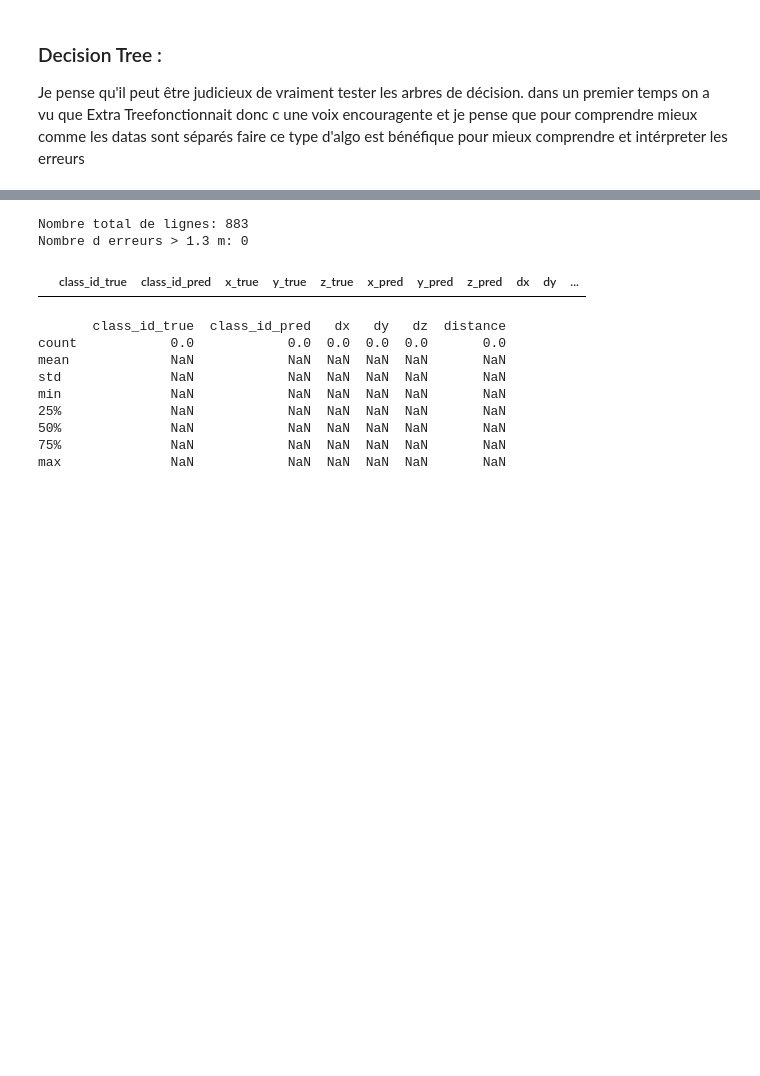
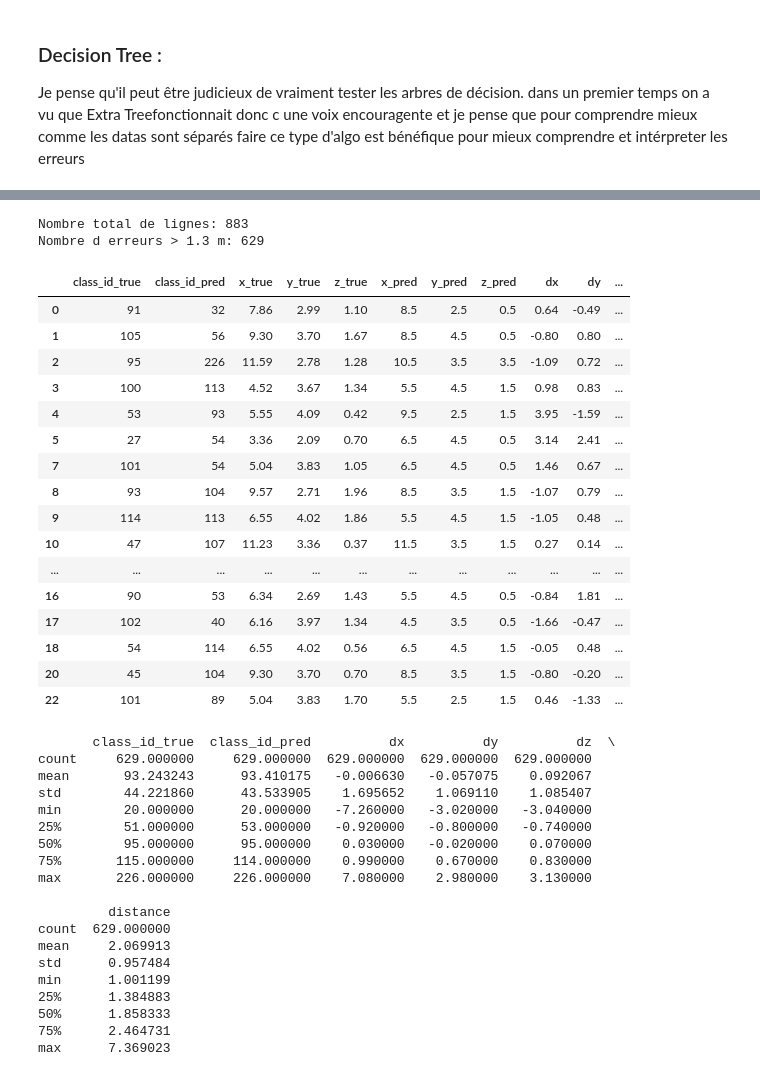
Before and after one commit to ryane-sididris/rfid-3d-localization, a Jupyter notebook: Nb_ds_18feb_complet.ipynb, the cells around one changed output, grey strips where cells are left out. Drawn from its saved outputs; the diff is of its cells as text; code cells hidden in the pictures; blank space fills up the shorter version.

```diff
--- a/Nb_ds_18feb_complet.ipynb
+++ b/Nb_ds_18feb_complet.ipynb
@@ -52,10 +52,15 @@ Shape df: (4411, 160)
 # %% [markdown]
 On veut maintenant, crées des voxels de taille 1 en 3D. x-> i, y-> j, z-> k
 ici les classes n'ont pas de sens, mais en baseline on peut tester pour voir les resultats que cela peut donner.
+# %%
+col = X.columns[0]
+for i in col :
+    if i=="polar":
+        print("ERREUR")
 # %%
 import numpy as np
 import pandas as pd
-
+### voxels
 h = 1  # taille du voxel
 
 for c in ["x", "y", "z"]:
@@ -73,16 +78,14 @@ Nk = df["k"].max() + 1
 
 df["class_id"] = df["i"] + Nx * df["j"] + Nx * Ny * df["k"]
 target = df["class_id"]
+### voxels
 
 X = df.drop(columns=[
-    "i",
-    "j",
-    "k",
-    "class_id",
-    "x",
-    "y",
-    "z",
-    "xyz"
+    "i", "j", "k", "class_id", "x", "y", "z", "xyz",
+    "polar", "nearestAnt",
+    "D_041A9F60", "D_041A9F61", "D_0F17B312", "D_0F17B313",
+    "D_PORT_1", "D_PORT_2", "D_PORT_3", "D_PORT_4",
+    "D_nearestAnt", "nearestD",
 ], errors="ignore")
 
 # Retirer toutes les colonnes non numeriques pour eviter l erreur du scaler
@@ -779,7 +853,7 @@ Cette approche permet de **réduire l’erreur de discrétisation liée aux voxe
 Si le modèle hésite entre plusieurs voxels voisins, la moyenne pondérée permet de prédire une position **intermédiaire**, souvent plus proche de la position réelle que celle obtenue avec l’argmax.
 # %%
 RLog_cv_mean = LogisticRegression(
-    max_iter=5000,
+    max_iter=3000,
     solver="lbfgs",
     random_state=53
 )
@@ -1284,41 +1531,67 @@ dz = predA3_DT[:, 2] - xyz_test_DT[:, 2]
 dist = np.linalg.norm(predA3_DT - xyz_test_DT, axis=1)
 
 df_diff_DT = pd.DataFrame({
     "class_id_true": true_ids,
     "class_id_pred": pred_ids,
     "x_true": xyz_test_DT[:, 0],
     "y_true": xyz_test_DT[:, 1],
     "z_true": xyz_test_DT[:, 2],
     "x_pred": predA3_DT[:, 0],
     "y_pred": predA3_DT[:, 1],
     "z_pred": predA3_DT[:, 2],
     "dx": dx,
     "dy": dy,
     "dz": dz,
     "distance": dist
 })
 
 print("Nombre total de lignes:", len(df_diff_DT))
 
-df_diff_DT_1p3m = df_diff_DT[df_diff_DT["distance"] > 1.3]
+df_diff_DT_1p3m = df_diff_DT[df_diff_DT["distance"] > 1]
 
 print("Nombre d erreurs > 1.3 m:", len(df_diff_DT_1p3m))
 
 display(df_diff_DT_1p3m.head(20))
 
 print(df_diff_DT_1p3m[
     ["class_id_true", "class_id_pred", "dx", "dy", "dz", "distance"]
 ].describe())
 # %% [output]
 Nombre total de lignes: 883
-Nombre d erreurs > 1.3 m: 0
+Nombre d erreurs > 1.3 m: 629
 |  | class_id_true | class_id_pred | x_true | y_true | z_true | x_pred | y_pred | z_pred | dx | dy | ... |
+| 0 | 91 | 32 | 7.86 | 2.99 | 1.10 | 8.5 | 2.5 | 0.5 | 0.64 | -0.49 | ... |
+| 1 | 105 | 56 | 9.30 | 3.70 | 1.67 | 8.5 | 4.5 | 0.5 | -0.80 | 0.80 | ... |
+| 2 | 95 | 226 | 11.59 | 2.78 | 1.28 | 10.5 | 3.5 | 3.5 | -1.09 | 0.72 | ... |
+| 3 | 100 | 113 | 4.52 | 3.67 | 1.34 | 5.5 | 4.5 | 1.5 | 0.98 | 0.83 | ... |
+| 4 | 53 | 93 | 5.55 | 4.09 | 0.42 | 9.5 | 2.5 | 1.5 | 3.95 | -1.59 | ... |
+| 5 | 27 | 54 | 3.36 | 2.09 | 0.70 | 6.5 | 4.5 | 0.5 | 3.14 | 2.41 | ... |
+| 7 | 101 | 54 | 5.04 | 3.83 | 1.05 | 6.5 | 4.5 | 0.5 | 1.46 | 0.67 | ... |
+| 8 | 93 | 104 | 9.57 | 2.71 | 1.96 | 8.5 | 3.5 | 1.5 | -1.07 | 0.79 | ... |
+| 9 | 114 | 113 | 6.55 | 4.02 | 1.86 | 5.5 | 4.5 | 1.5 | -1.05 | 0.48 | ... |
+| 10 | 47 | 107 | 11.23 | 3.36 | 0.37 | 11.5 | 3.5 | 1.5 | 0.27 | 0.14 | ... |
+| ... | ... | ... | ... | ... | ... | ... | ... | ... | ... | ... | ... |
+| 16 | 90 | 53 | 6.34 | 2.69 | 1.43 | 5.5 | 4.5 | 0.5 | -0.84 | 1.81 | ... |
+| 17 | 102 | 40 | 6.16 | 3.97 | 1.34 | 4.5 | 3.5 | 0.5 | -1.66 | -0.47 | ... |
+| 18 | 54 | 114 | 6.55 | 4.02 | 0.56 | 6.5 | 4.5 | 1.5 | -0.05 | 0.48 | ... |
+| 20 | 45 | 104 | 9.30 | 3.70 | 0.70 | 8.5 | 3.5 | 1.5 | -0.80 | -0.20 | ... |
+| 22 | 101 | 89 | 5.04 | 3.83 | 1.70 | 5.5 | 2.5 | 1.5 | 0.46 | -1.33 | ... |
-       class_id_true  class_id_pred   dx   dy   dz  distance
-count            0.0            0.0  0.0  0.0  0.0       0.0
-mean             NaN            NaN  NaN  NaN  NaN       NaN
-std              NaN            NaN  NaN  NaN  NaN       NaN
-min              NaN            NaN  NaN  NaN  NaN       NaN
-25%              NaN            NaN  NaN  NaN  NaN       NaN
-50%              NaN            NaN  NaN  NaN  NaN       NaN
-75%              NaN            NaN  NaN  NaN  NaN       NaN
-max              NaN            NaN  NaN  NaN  NaN       NaN
+       class_id_true  class_id_pred          dx          dy          dz  \
+count     629.000000     629.000000  629.000000  629.000000  629.000000
+mean       93.243243      93.410175   -0.006630   -0.057075    0.092067
+std        44.221860      43.533905    1.695652    1.069110    1.085407
+min        20.000000      20.000000   -7.260000   -3.020000   -3.040000
+25%        51.000000      53.000000   -0.920000   -0.800000   -0.740000
+50%        95.000000      95.000000    0.030000   -0.020000    0.070000
+75%       115.000000     114.000000    0.990000    0.670000    0.830000
+max       226.000000     226.000000    7.080000    2.980000    3.130000
+
+         distance
+count  629.000000
+mean     2.069913
+std      0.957484
+min      1.001199
+25%      1.384883
+50%      1.858333
+75%      2.464731
+max      7.369023
```
Also changed, not shown: parts of 30 cells of this notebook, 1 other file.
